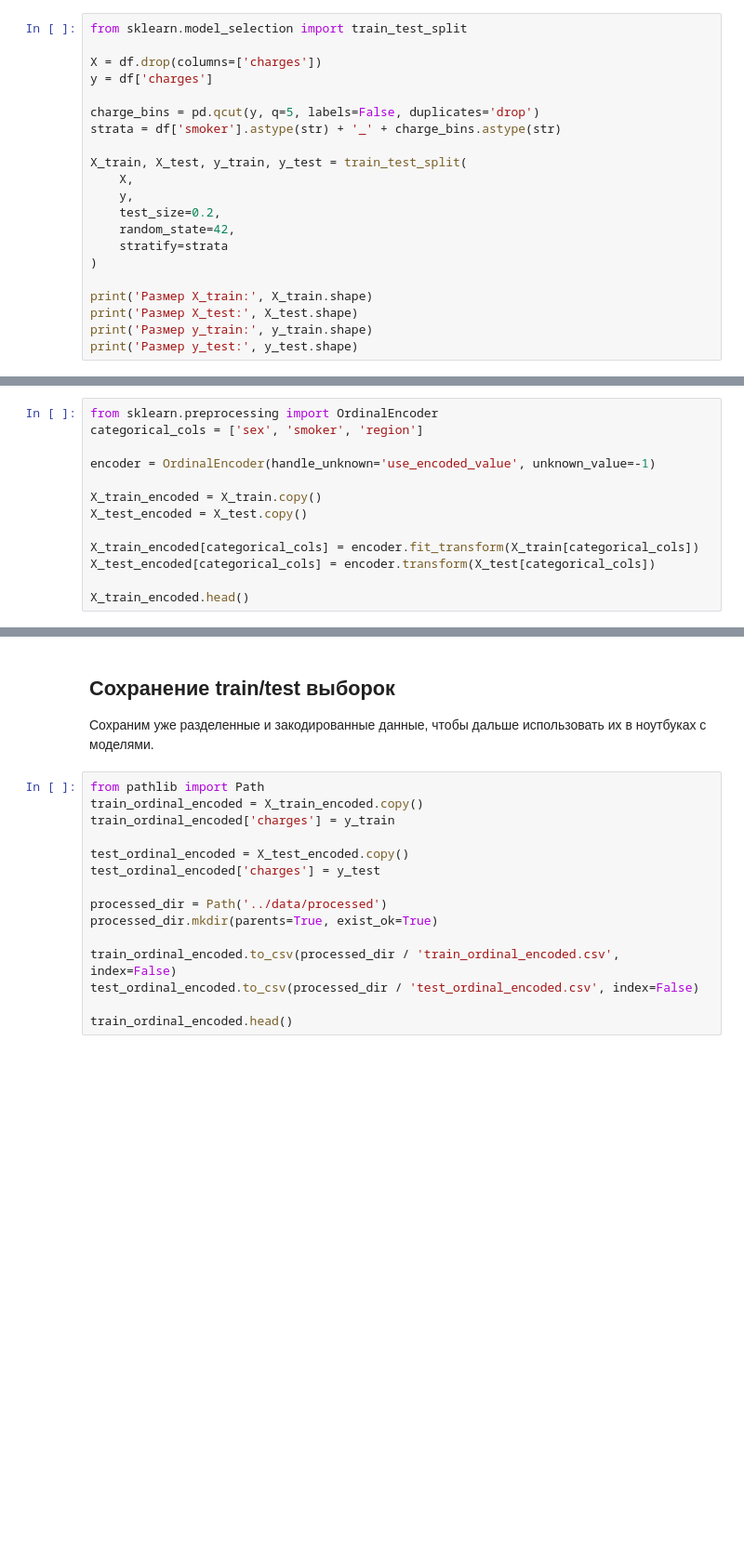
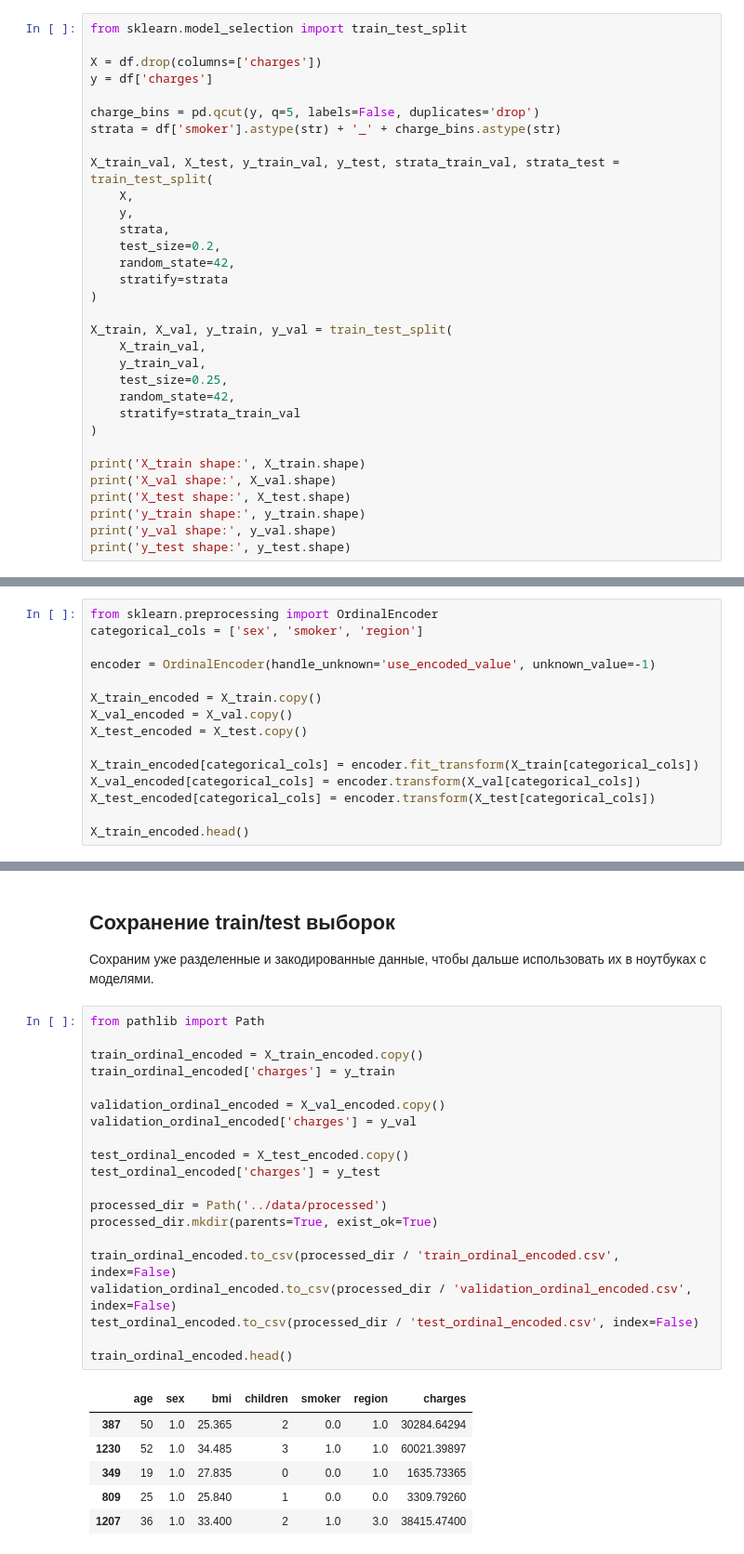
Before and after one commit to elena-kornaeva/Practice_DecisionTreeRegressor, a Jupyter notebook: notebooks/01_EDA.ipynb, the cells around one changed output, grey strips where cells are left out. Shown at 93% size. Cells and saved outputs as stored; diff of their text form; blank space fills up the shorter version.

Commit message:
frst_validation
добавил валидацию в первичный анализ

```diff
--- a/notebooks/01_EDA.ipynb
+++ b/notebooks/01_EDA.ipynb
@@ -169,16 +169,27 @@ y = df['charges']
 charge_bins = pd.qcut(y, q=5, labels=False, duplicates='drop')
 strata = df['smoker'].astype(str) + '_' + charge_bins.astype(str)
 
-X_train, X_test, y_train, y_test = train_test_split(
+X_train_val, X_test, y_train_val, y_test, strata_train_val, strata_test = train_test_split(
     X,
     y,
+    strata,
     test_size=0.2,
     random_state=42,
     stratify=strata
 )
 
-print('Размер X_train:', X_train.shape)
-print('Размер X_test:', X_test.shape)
-print('Размер y_train:', y_train.shape)
-print('Размер y_test:', y_test.shape)
+X_train, X_val, y_train, y_val = train_test_split(
+    X_train_val,
+    y_train_val,
+    test_size=0.25,
+    random_state=42,
+    stratify=strata_train_val
+)
+
+print('X_train shape:', X_train.shape)
+print('X_val shape:', X_val.shape)
+print('X_test shape:', X_test.shape)
+print('y_train shape:', y_train.shape)
+print('y_val shape:', y_val.shape)
+print('y_test shape:', y_test.shape)
 # %% [output]
@@ -209,9 +240,11 @@ categorical_cols = ['sex', 'smoker', 'region']
 encoder = OrdinalEncoder(handle_unknown='use_encoded_value', unknown_value=-1)
 
 X_train_encoded = X_train.copy()
+X_val_encoded = X_val.copy()
 X_test_encoded = X_test.copy()
 
 X_train_encoded[categorical_cols] = encoder.fit_transform(X_train[categorical_cols])
+X_val_encoded[categorical_cols] = encoder.transform(X_val[categorical_cols])
 X_test_encoded[categorical_cols] = encoder.transform(X_test[categorical_cols])
 
 X_train_encoded.head()
@@ -224,16 +268,28 @@ for col, categories in zip(categorical_cols, encoder.categories_):
 Сохраним уже разделенные и закодированные данные, чтобы дальше использовать их в ноутбуках с моделями.
 # %%
 from pathlib import Path
+
 train_ordinal_encoded = X_train_encoded.copy()
 train_ordinal_encoded['charges'] = y_train
+
+validation_ordinal_encoded = X_val_encoded.copy()
+validation_ordinal_encoded['charges'] = y_val
 
 test_ordinal_encoded = X_test_encoded.copy()
 test_ordinal_encoded['charges'] = y_test
 
 processed_dir = Path('../data/processed')
 processed_dir.mkdir(parents=True, exist_ok=True)
 
 train_ordinal_encoded.to_csv(processed_dir / 'train_ordinal_encoded.csv', index=False)
+validation_ordinal_encoded.to_csv(processed_dir / 'validation_ordinal_encoded.csv', index=False)
 test_ordinal_encoded.to_csv(processed_dir / 'test_ordinal_encoded.csv', index=False)
 
 train_ordinal_encoded.head()
+# %% [output]
+|  | age | sex | bmi | children | smoker | region | charges |
+| 387 | 50 | 1.0 | 25.365 | 2 | 0.0 | 1.0 | 30284.64294 |
+| 1230 | 52 | 1.0 | 34.485 | 3 | 1.0 | 1.0 | 60021.39897 |
+| 349 | 19 | 1.0 | 27.835 | 0 | 0.0 | 1.0 | 1635.73365 |
+| 809 | 25 | 1.0 | 25.840 | 1 | 0.0 | 0.0 | 3309.79260 |
+| 1207 | 36 | 1.0 | 33.400 | 2 | 1.0 | 3.0 | 38415.47400 |
```
Also changed, not shown: parts of 4 cells of this notebook, 8 other files.
